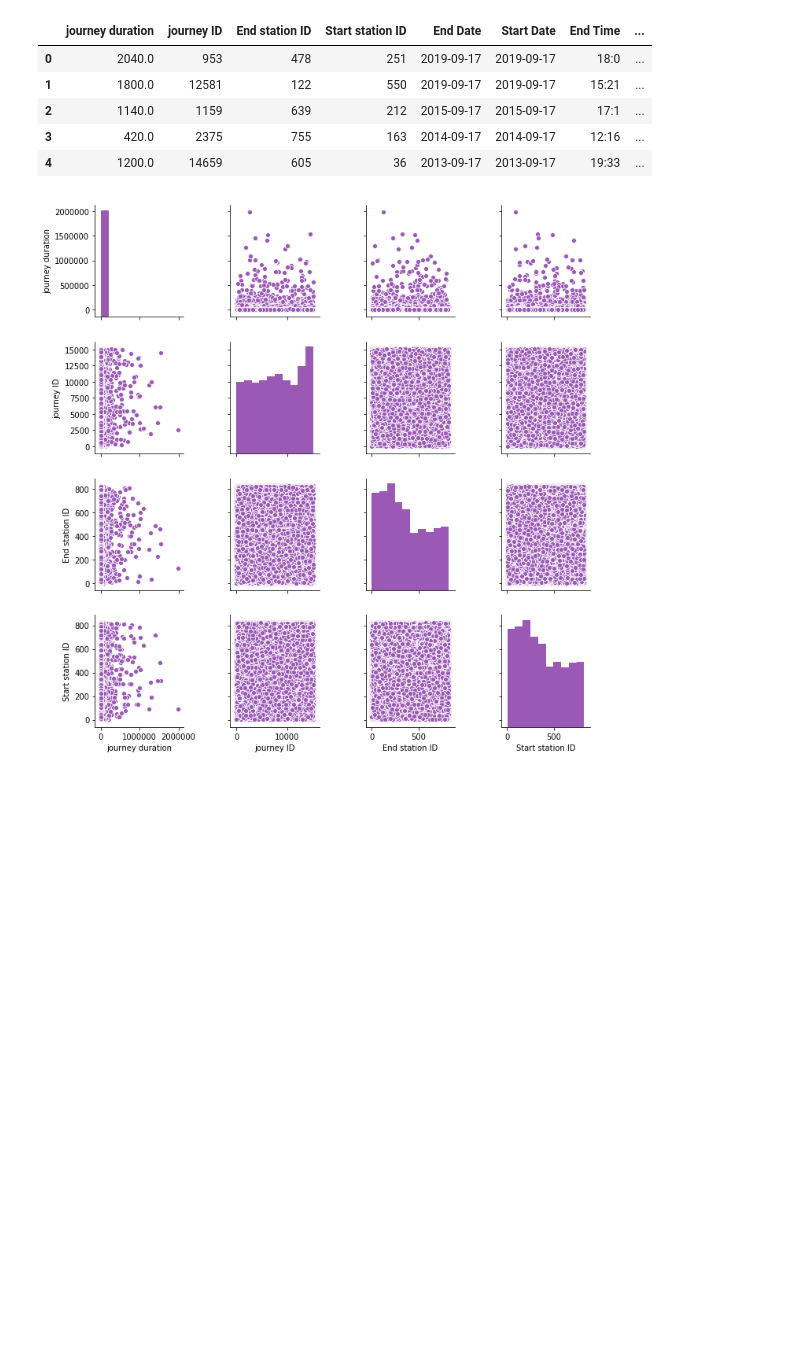
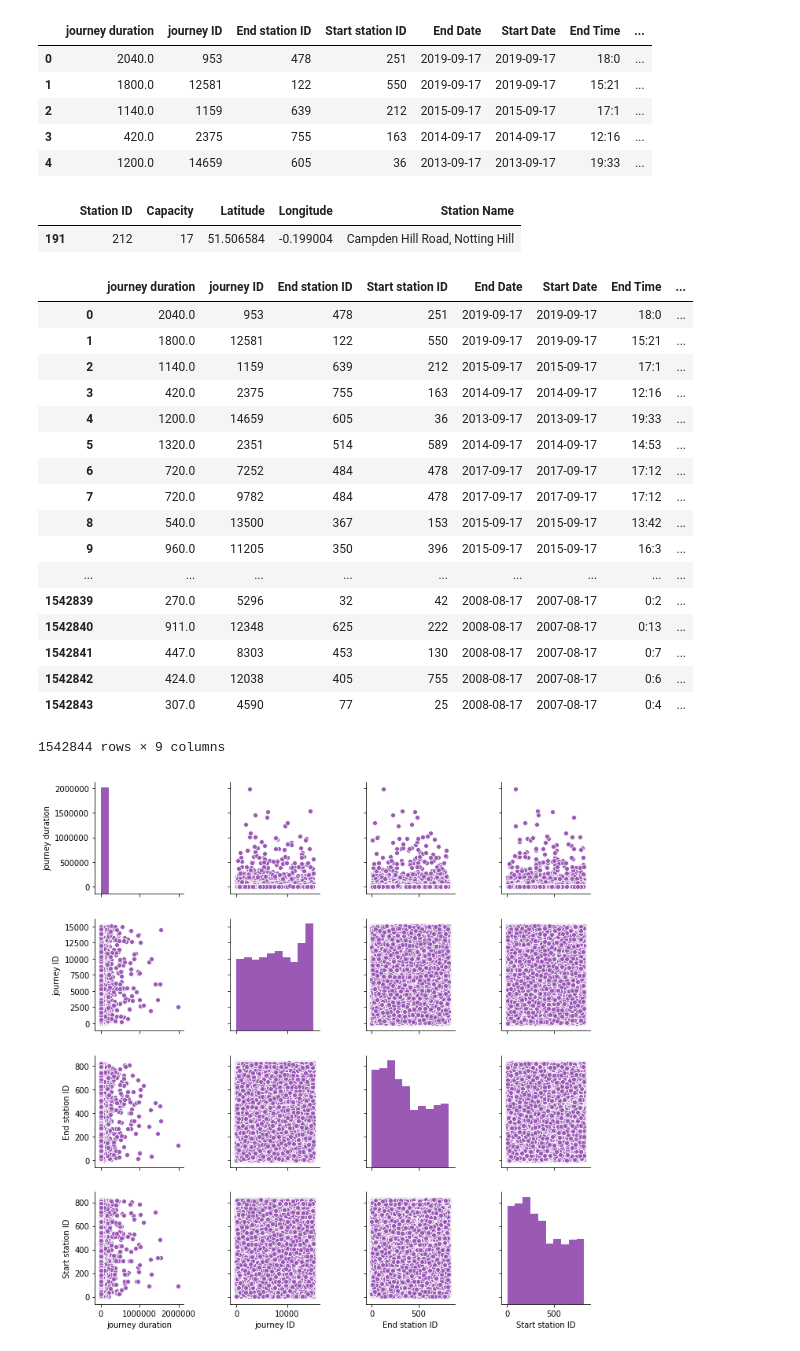
Before and after one commit to Urban-Analytics/SmartSocialCity, a Jupyter notebook: Machine Learning/The London Bike Sharing Project/data_modelling_bike_sharing_london.ipynb, the cells around one changed output. Cells and saved outputs as stored; diff of their text form; code cells hidden in the pictures; blank space fills up the shorter version.

Commit message:
Writing a function to attach the station ID names to the corresponding ID's in the stations_dataframe.

```diff
--- a/Machine Learning/The London Bike Sharing Project/data_modelling_bike_sharing_london.ipynb
+++ b/Machine Learning/The London Bike Sharing Project/data_modelling_bike_sharing_london.ipynb
@@ -102,6 +87,6 @@ Start station ID    1542844 non-null int64
 dtypes: float64(1), int64(13)
 memory usage: 164.8 MB
 # %%
-#stations_dataframe = pd.read_csv('data/stations.csv')
-#stations_dataframe.columns = ['Station ID', 'Capacity', 'Latitude', 'Longitude', 'Station Name']
-#stations_dataframe
+stations_dataframe = pd.read_csv('data/stations.csv')
+stations_dataframe.columns = ['Station ID', 'Capacity', 'Latitude', 'Longitude', 'Station Name']
+stations_dataframe
@@ -162,6 +166,38 @@ dataframe_journeys.head()
 | 2 | 1140.0 | 1159 | 639 | 212 | 2015-09-17 | 2015-09-17 | 17:1 | ... |
 | 3 | 420.0 | 2375 | 755 | 163 | 2014-09-17 | 2014-09-17 | 12:16 | ... |
 | 4 | 1200.0 | 14659 | 605 | 36 | 2013-09-17 | 2013-09-17 | 19:33 | ... |
+# %%
+index_dataframe = 0
+for i in range(stations_dataframe['Station ID'].size):
+    if(dataframe_journeys['Start station ID'].iloc[index_dataframe] == stations_dataframe['Station ID'].iloc[i]):
+        dataframe_journeys['Start Station Name'].loc[index_dataframe] = stations_dataframe['Station Name'].iloc[i]
+        index_dataframe += 1
+# %%
+stations_dataframe.loc[stations_dataframe['Station ID']==212, :]
+# %% [output]
+|  | Station ID | Capacity | Latitude | Longitude | Station Name |
+| 191 | 212 | 17 | 51.506584 | -0.199004 | Campden Hill Road, Notting Hill |
+# %%
+dataframe_journeys
+# %% [output]
+|  | journey duration | journey ID | End station ID | Start station ID | End Date | Start Date | End Time | ... |
+| 0 | 2040.0 | 953 | 478 | 251 | 2019-09-17 | 2019-09-17 | 18:0 | ... |
+| 1 | 1800.0 | 12581 | 122 | 550 | 2019-09-17 | 2019-09-17 | 15:21 | ... |
+| 2 | 1140.0 | 1159 | 639 | 212 | 2015-09-17 | 2015-09-17 | 17:1 | ... |
+| 3 | 420.0 | 2375 | 755 | 163 | 2014-09-17 | 2014-09-17 | 12:16 | ... |
+| 4 | 1200.0 | 14659 | 605 | 36 | 2013-09-17 | 2013-09-17 | 19:33 | ... |
+| 5 | 1320.0 | 2351 | 514 | 589 | 2014-09-17 | 2014-09-17 | 14:53 | ... |
+| 6 | 720.0 | 7252 | 484 | 478 | 2017-09-17 | 2017-09-17 | 17:12 | ... |
+| 7 | 720.0 | 9782 | 484 | 478 | 2017-09-17 | 2017-09-17 | 17:12 | ... |
+| 8 | 540.0 | 13500 | 367 | 153 | 2015-09-17 | 2015-09-17 | 13:42 | ... |
+| 9 | 960.0 | 11205 | 350 | 396 | 2015-09-17 | 2015-09-17 | 16:3 | ... |
+| ... | ... | ... | ... | ... | ... | ... | ... | ... |
+| 1542839 | 270.0 | 5296 | 32 | 42 | 2008-08-17 | 2007-08-17 | 0:2 | ... |
+| 1542840 | 911.0 | 12348 | 625 | 222 | 2008-08-17 | 2007-08-17 | 0:13 | ... |
+| 1542841 | 447.0 | 8303 | 453 | 130 | 2008-08-17 | 2007-08-17 | 0:7 | ... |
+| 1542842 | 424.0 | 12038 | 405 | 755 | 2008-08-17 | 2007-08-17 | 0:6 | ... |
+| 1542843 | 307.0 | 4590 | 77 | 25 | 2008-08-17 | 2007-08-17 | 0:4 | ... |
+1542844 rows × 9 columns
 # %%
 flatui = ["#9b59b6", "#3498db", "#95a5a6", "#e74c3c", "#34495e", "#2ecc71"]
 sea.set_palette(flatui)
```
Also changed, not shown: parts of 4 cells of this notebook.
